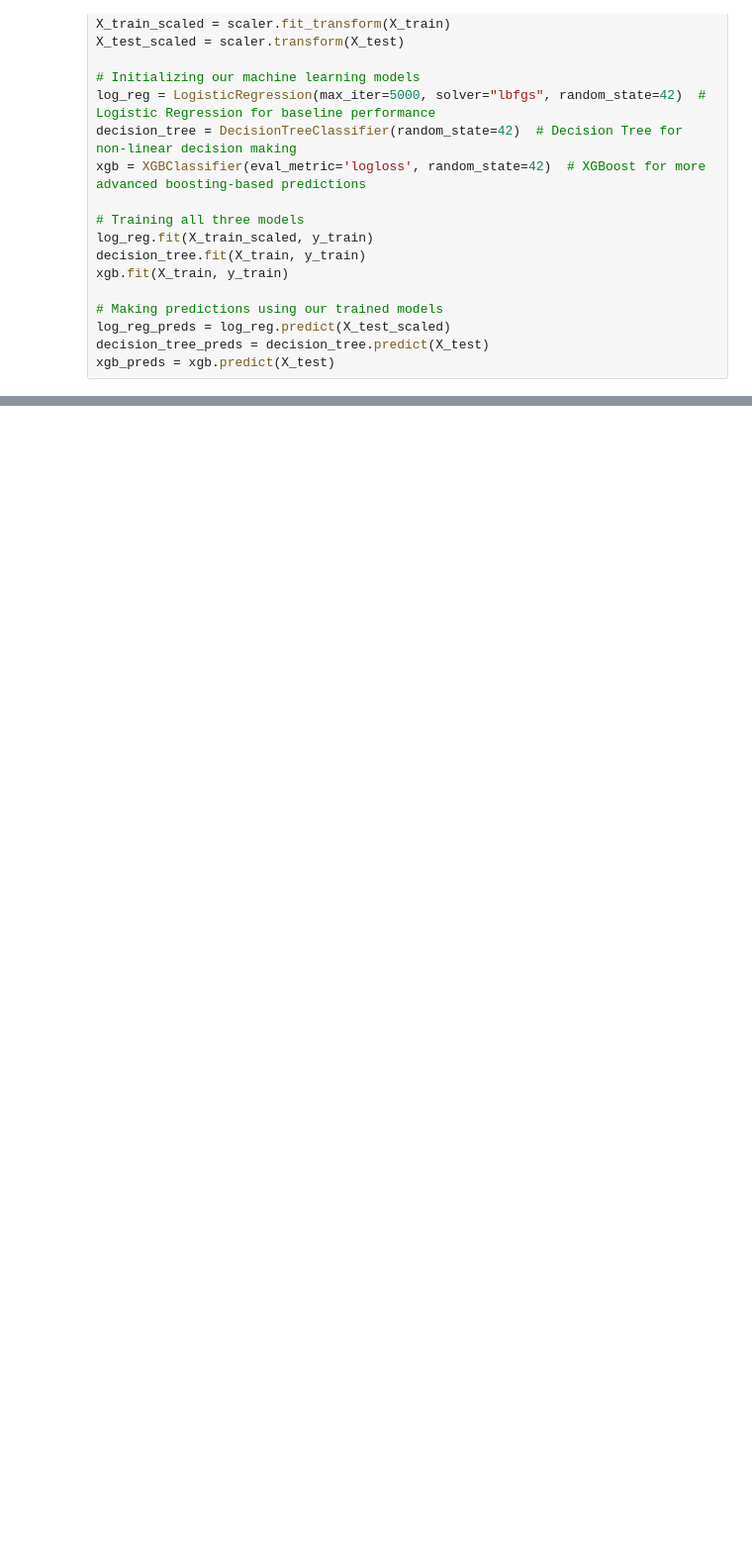
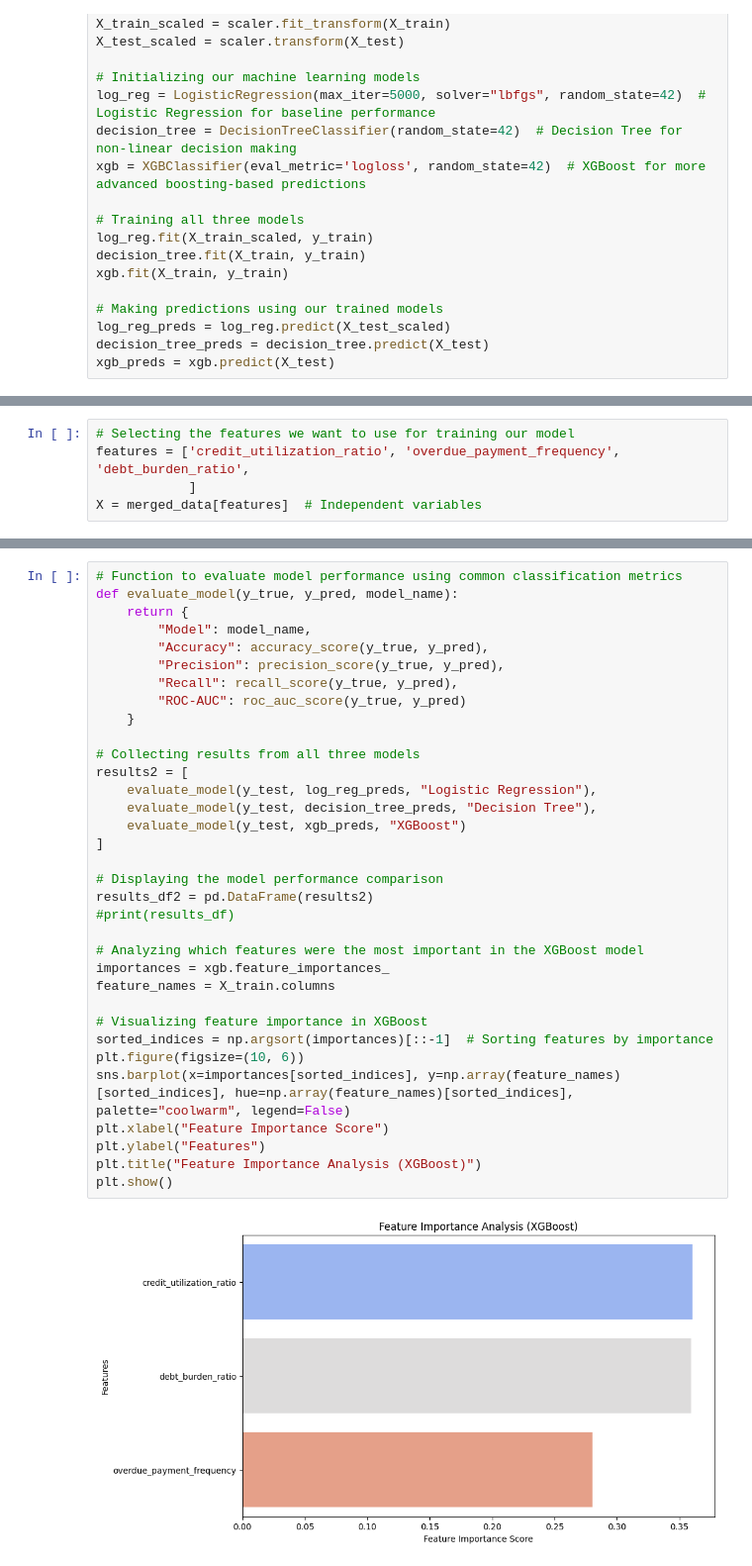
Before and after one commit to CooperCortinas/CreditRisk, a Jupyter notebook: CreditRisk.ipynb, the cells around one changed output, grey strips where cells are left out. Shown at 99% size. Saved outputs shown, nothing was run; the diff lists cells and outputs as text; blank space fills up the shorter version.

Commit message:
Updating to compare with and without categorical variables

```diff
--- a/CreditRisk.ipynb
+++ b/CreditRisk.ipynb
@@ -106 +131,6 @@ plt.show()
 [figure]
+# %%
+# Selecting the features we want to use for training our model
+features = ['credit_utilization_ratio', 'overdue_payment_frequency', 'debt_burden_ratio',
+            ]
+X = merged_data[features]  # Independent variables
@@ -106,0 +160,36 @@ plt.show()
+# %%
+# Function to evaluate model performance using common classification metrics
+def evaluate_model(y_true, y_pred, model_name):
+    return {
+        "Model": model_name,
+        "Accuracy": accuracy_score(y_true, y_pred),
+        "Precision": precision_score(y_true, y_pred),
+        "Recall": recall_score(y_true, y_pred),
+        "ROC-AUC": roc_auc_score(y_true, y_pred)
+    }
+
+# Collecting results from all three models
+results2 = [
+    evaluate_model(y_test, log_reg_preds, "Logistic Regression"),
+    evaluate_model(y_test, decision_tree_preds, "Decision Tree"),
+    evaluate_model(y_test, xgb_preds, "XGBoost")
+]
+
+# Displaying the model performance comparison
+results_df2 = pd.DataFrame(results2)
+#print(results_df)
+
+# Analyzing which features were the most important in the XGBoost model
+importances = xgb.feature_importances_
+feature_names = X_train.columns
+
+# Visualizing feature importance in XGBoost
+sorted_indices = np.argsort(importances)[::-1]  # Sorting features by importance
+plt.figure(figsize=(10, 6))
+sns.barplot(x=importances[sorted_indices], y=np.array(feature_names)[sorted_indices], hue=np.array(feature_names)[sorted_indices], palette="coolwarm", legend=False)
+plt.xlabel("Feature Importance Score")
+plt.ylabel("Features")
+plt.title("Feature Importance Analysis (XGBoost)")
+plt.show()
+# %% [output]
+[figure, added]
```
Also changed, not shown: parts of 7 cells of this notebook.
